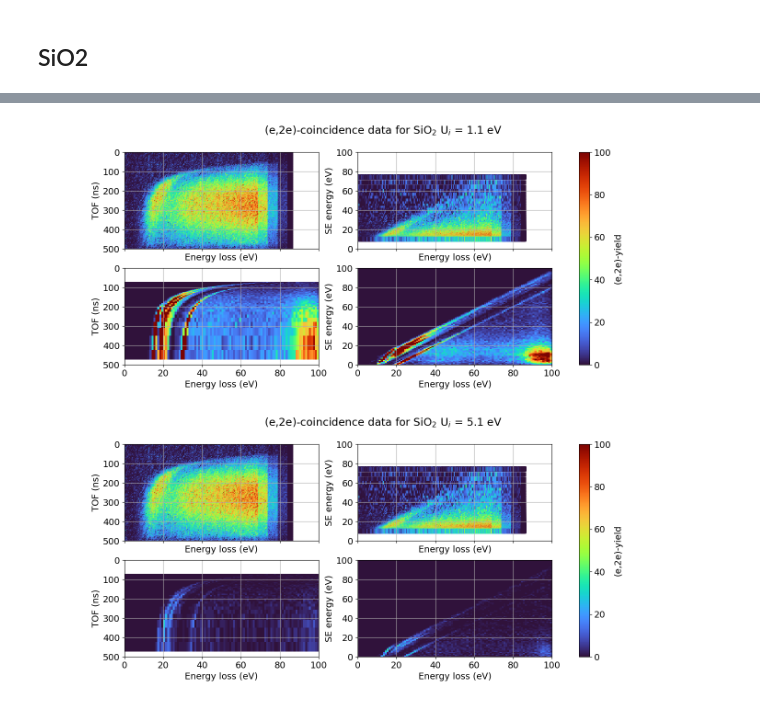
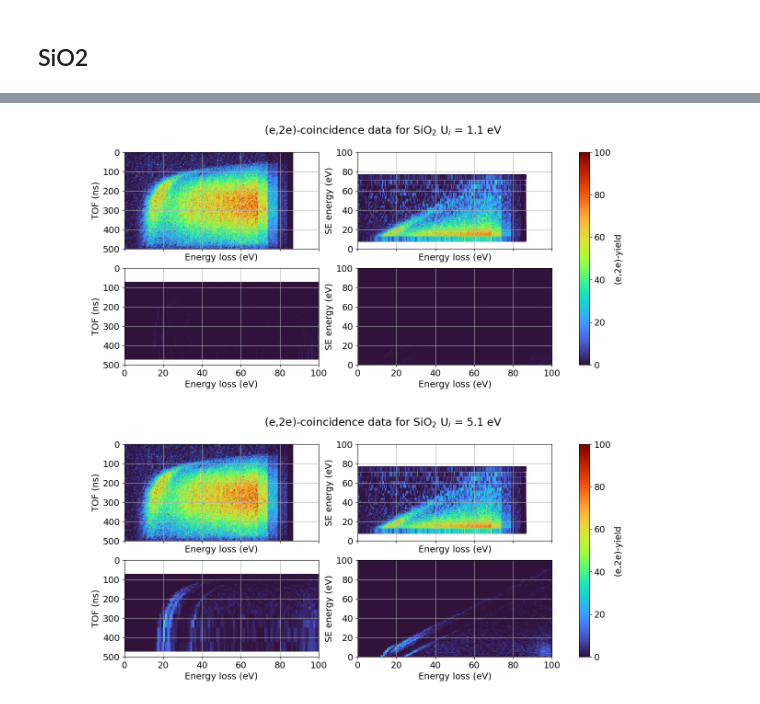
Before and after one commit to oridzel/mast_sey, a Jupyter notebook: plot.ipynb, the cells around one changed output, grey strips where cells are left out. Saved outputs shown, nothing was run; the diff lists cells and outputs as text; code cells hidden in the pictures.

```diff
--- a/plot.ipynb
+++ b/plot.ipynb
@@ -66,7 +97,7 @@ H, xedges, yedges = np.histogram2d(fd[:,0],fd[:,1])
 # plt.set_cmap('jet')
 # plt.show()
 # %%
-fd_mc = np.loadtxt("materials/sio2/spa/mc_coin.plot_10")
+fd_mc = np.loadtxt("materials/sio2/spa/mc_coin.plot_20")
 fd_exp = np.loadtxt("/Users/olgaridzel/Research/mast_sey/materials/sio2/t2d.dat")
 # fd_exp = np.loadtxt("/Users/olgaridzel/Research/mast_sey/materials/sio2/t2d_sio2_e100p200.dat")
 
@@ -93,36 +124,36 @@ axs[0,1].set_ylim(0,100)
 axs[0,1].grid(True)
 # cbar = fig.colorbar(sc,ax=axs[0,:])
 # cbar.set_label('(e,2e)-yield')
 
-eloss = np.linspace(0,100,101)
+eloss = np.linspace(0,100,200)
 H_0, xedges, yedges = np.histogram2d(100-fd_mc[:,0],fd_mc[:,1],bins=(eloss,eloss))
 H_0 = H_0.T
 X, Y = np.meshgrid(xedges,yedges)
 pcm = axs[1,1].pcolormesh(X, Y, H_0,cmap=cmap,norm=normalizer)
 axs[1,1].set_ylim(0,100)
 axs[1,1].set_xlim(0,100)
 axs[1,1].set_xlabel('Energy loss (eV)')
 axs[1,1].set_ylabel('SE energy (eV)')
 axs[1,1].grid(True)
 
-se = np.linspace(0,70,101)
+se = np.linspace(0,70,200)
 H, xedges, yedges = np.histogram2d(100-fd_mc[:,0],fd_mc[:,1],bins=(eloss,se))
 H = H.T
 X, Y = np.meshgrid(xedges,lookuptime(yedges))
 pcm = axs[1,0].pcolormesh(X, Y, H,cmap=cmap,norm=normalizer)
 axs[1,0].set_ylabel('TOF (ns)')
 axs[1,0].set_xlabel('Energy loss (eV)')
 axs[1,0].grid(True)
 axs[1,0].set_ylim(500,0)
 axs[1,0].set_xlim(0,100)
 # cbar = fig.colorbar(pcm, ax=axs[1,:])
 # cbar.set_label('(e,2e)-yield')
 cbar = fig.colorbar(pcm, ax=axs.ravel().tolist())
 cbar.set_label('(e,2e)-yield')
 plt.show()
 plt.savefig("sio2_e2e_hist2d_u=1.1eV.png",dpi=600,bbox_inches='tight')
 # %% [output]
-[figure, old version]
+[figure, new version]
 # %%
 fd_mc = np.loadtxt("materials/sio2/spa/mc_coin.plot_8")
 fd_exp = np.loadtxt("/Users/olgaridzel/Research/mast_sey/materials/sio2/t2d.dat")
```
Also changed, not shown: parts of 5 cells of this notebook, 2 other files.
